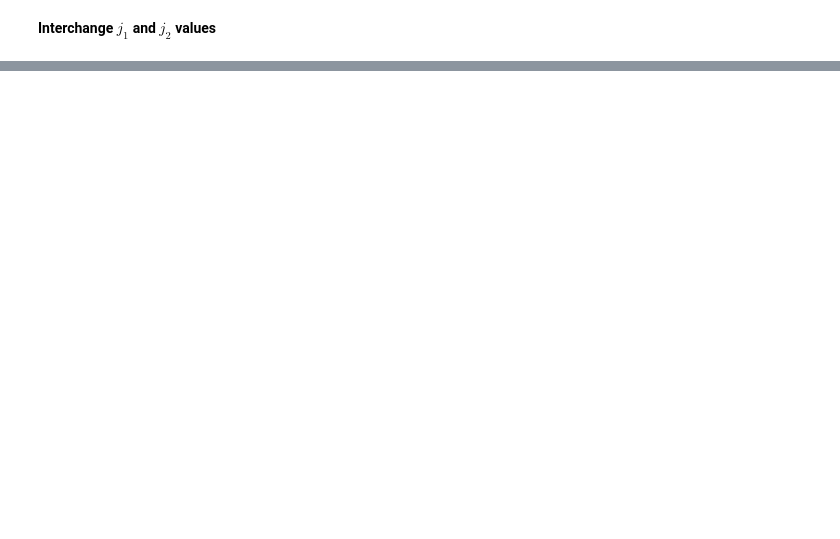
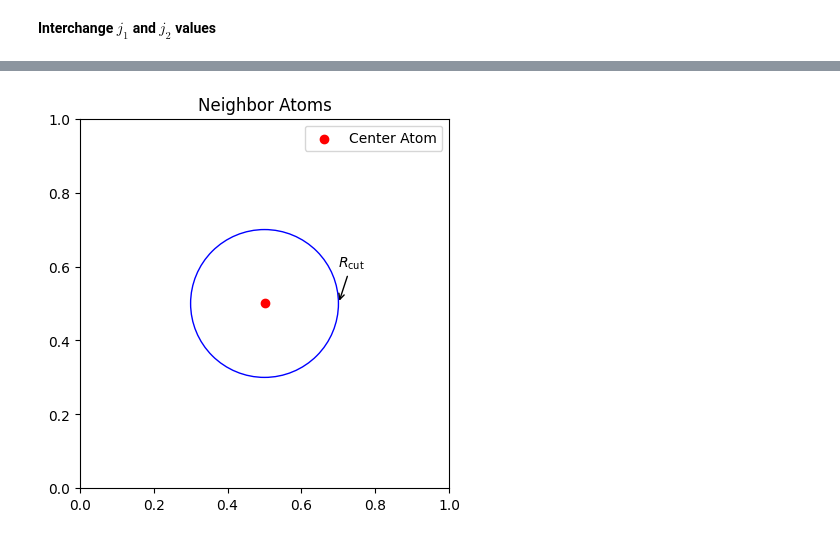
Before and after one commit to dtht2d/bispectrum_component, a Jupyter notebook: bispectrum/example/study_cases_example_SO4_calc.ipynb, the cells around one changed output, grey strips where cells are left out. Saved outputs shown, nothing was run; the diff lists cells and outputs as text; code cells hidden in the pictures; blank space fills up the shorter version.

```diff
--- a/bispectrum/example/study_cases_example_SO4_calc.ipynb
+++ b/bispectrum/example/study_cases_example_SO4_calc.ipynb
@@ -371,0 +338,25 @@ time: 752 ms (started: 2023-06-09 20:04:01 +00:00)
+# %%
+import matplotlib.pyplot as plt
+
+def plot_atoms(center_atom, neighbor_atoms, R_cut, cell_length):
+    # Plot
+    fig, ax = plt.subplots()
+    ax.set_xlim([0, cell_length])
+    ax.set_ylim([0, cell_length])
+    ax.set_aspect('equal')
+
+    ax.scatter(center_atom[0], center_atom[1], color='red', label='Center Atom')
+
+    if neighbor_atoms is not None:
+        for neighbor_atom in neighbor_atoms:
+            ax.scatter(neighbor_atom[0], neighbor_atom[1], color='green', label='Neighbor Atom')
+
+    circle = plt.Circle((center_atom[0], center_atom[1]), R_cut, fill=False, color='blue')
+    ax.add_artist(circle)
+
+    ax.annotate(r'$R_{\mathrm{cut}}$', xy=(center_atom[0] + R_cut, center_atom[1]), xytext=(center_atom[0] + R_cut, center_atom[1] + 0.1),
+                 arrowprops=dict(facecolor='blue', arrowstyle='->'))
+
+    ax.set_title('Neighbor Atoms')
+    ax.legend()
+    plt.show()
@@ -410,0 +412,7 @@ time: 853 µs (started: 2023-06-09 20:19:44 +00:00)
+# %%
+center_atom = [0.5, 0.5, 0.5]
+R_cut = 0.2
+cell_length = 1.0
+plot_atoms(center_atom, neighbor_atoms, R_cut, cell_length)
+# %% [output]
+[figure, added]
```
Also changed, not shown: parts of 33 cells of this notebook.
